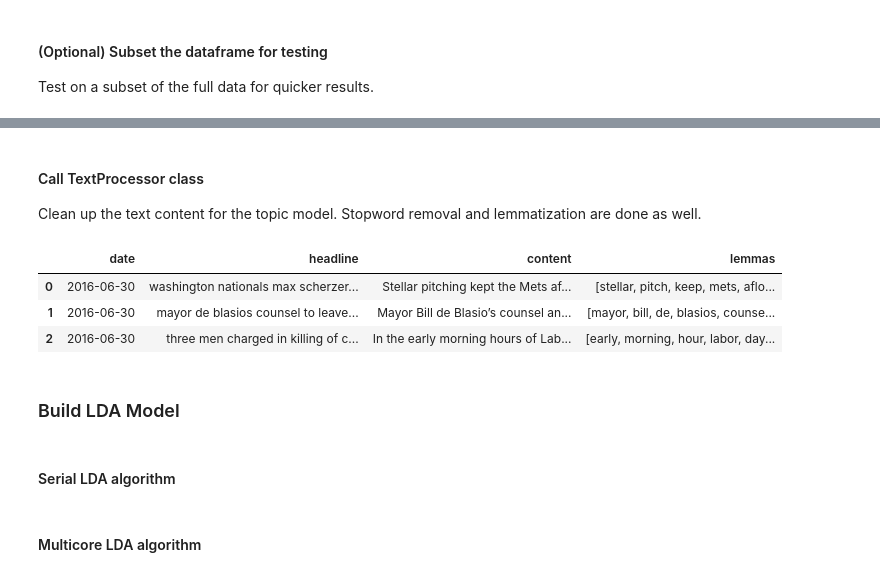
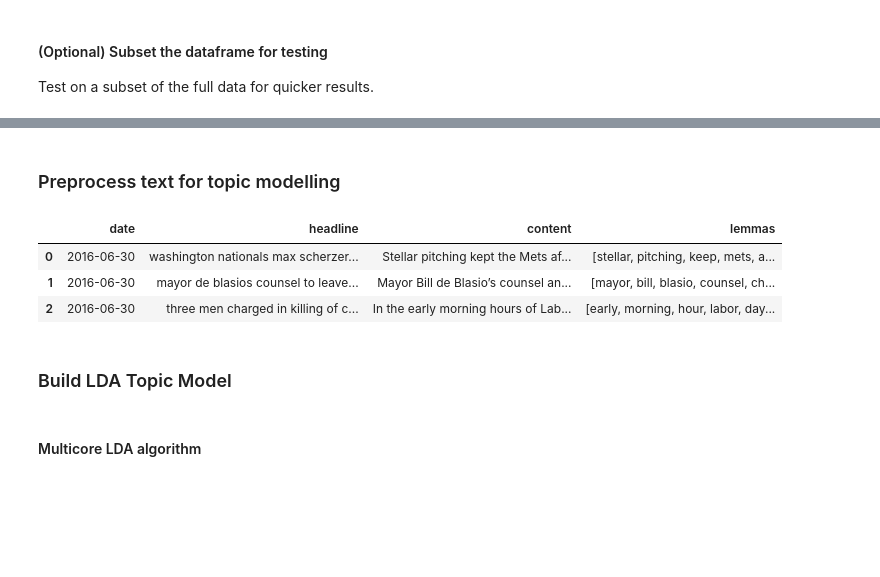
Before and after one commit to prrao87/topic-modelling, a Jupyter notebook: topic_model/1_gensim_lda.ipynb, the cells around one changed output, grey strips where cells are left out. Drawn from its saved outputs; the diff is of its cells as text; code cells hidden in the pictures; blank space fills up the shorter version.

Commit message:
Redo text preprocessing for gensim and sklearn

```diff
--- a/topic_model/1_gensim_lda.ipynb
+++ b/topic_model/1_gensim_lda.ipynb
@@ -42,6 +47,8 @@ df.head()
+# %%
+df_clean = clean_data(df)
 # %% [markdown]
 #### (Optional) Subset the dataframe for testing
 Test on a subset of the full data for quicker results.
 # %%
-df1 = df.iloc[:2000, :].copy()
-# df1 = df.copy()
+df1 = df_clean.iloc[:2000, :].copy()
+# df1 = df_clean.copy()
@@ -54,3 +54,0 @@ removed_words = set(punctuation).union(set(extra_words))
-# %% [markdown]
-#### Call TextProcessor class
-Clean up the text content for the topic model. Stopword removal and lemmatization are done as well.
@@ -62,7 +55,2 @@ df1['lemmas'] = df1['content'].progress_apply(
-# %%
-df1.head(3)
-# %% [output]
-|  | date | headline | content | lemmas |
-| 0 | 2016-06-30 | washington nationals max scherzer... | Stellar pitching kept the Mets af... | [stellar, pitch, keep, mets, aflo... |
-| 1 | 2016-06-30 | mayor de blasios counsel to leave... | Mayor Bill de Blasio’s counsel an... | [mayor, bill, de, blasios, counse... |
-| 2 | 2016-06-30 | three men charged in killing of c... | In the early morning hours of Lab... | [early, morning, hour, labor, day... |
+# %% [markdown]
+### Preprocess text for topic modelling
@@ -69,4 +74,10 @@ df1.head(3)
+# %%
+df_preproc = preprocess(df1)
+df_preproc.head(3)
+# %% [output]
+|  | date | headline | content | lemmas |
+| 0 | 2016-06-30 | washington nationals max scherzer... | Stellar pitching kept the Mets af... | [stellar, pitching, keep, mets, a... |
+| 1 | 2016-06-30 | mayor de blasios counsel to leave... | Mayor Bill de Blasio’s counsel an... | [mayor, bill, blasio, counsel, ch... |
+| 2 | 2016-06-30 | three men charged in killing of c... | In the early morning hours of Lab... | [early, morning, hour, labor, day... |
 # %% [markdown]
-### Build LDA Model
+### Build LDA Topic Model
-# %% [markdown]
-#### Serial LDA algorithm
```
Also changed, not shown: parts of 21 cells of this notebook, 1 other file.
